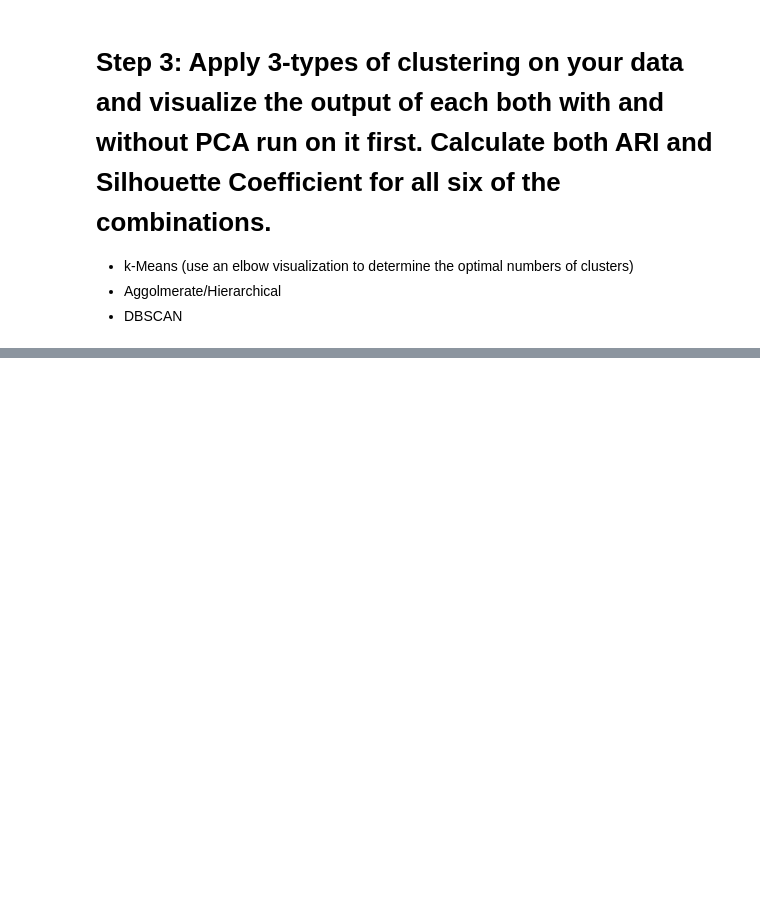
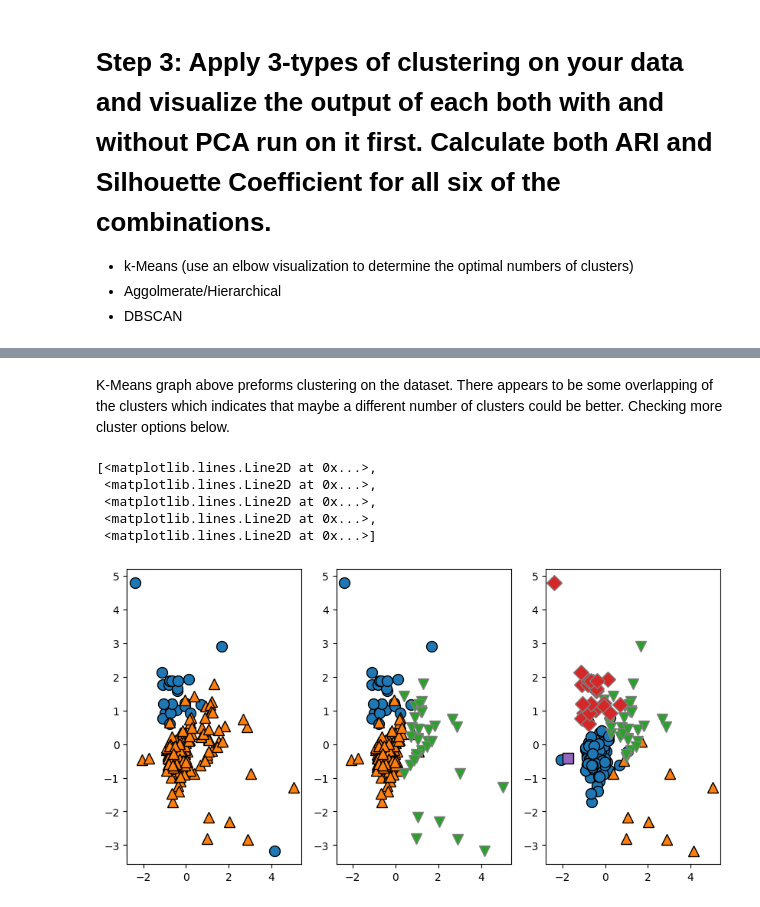
Before and after one commit to atoothman/Data-71200-Projects-, a Jupyter notebook: DATA_71200_Project_3_Glass_ID.ipynb, the cells around one changed output, grey strips where cells are left out. Drawn from its saved outputs; the diff is of its cells as text; code cells hidden in the pictures; blank space fills up the shorter version.

```diff
--- a/DATA_71200_Project_3_Glass_ID.ipynb
+++ b/DATA_71200_Project_3_Glass_ID.ipynb
@@ -427,0 +489,32 @@ ValueError: The number of FixedLocator locations (9), usually from a call to set
+# %% [markdown]
+K-Means graph above preforms clustering on the dataset. There appears to be some overlapping of the clusters which indicates that maybe a different number of clusters could be better. Checking more cluster options below.
+# %%
+fig, axes = plt.subplots(1, 3, figsize=(10, 5))
+
+# using two cluster centers:
+kmeans = KMeans(n_clusters=2)
+kmeans.fit(X_train_scaled)
+assignments = kmeans.labels_
+
+mglearn.discrete_scatter(X_train_scaled[:, 0], X_train_scaled[:, 1], assignments, ax=axes[0])
+
+# using three cluster centers:
+kmeans = KMeans(n_clusters=3)
+kmeans.fit(X_train_scaled)
+assignments=kmeans.labels_
+
+mglearn.discrete_scatter(X_train_scaled[:, 0], X_train_scaled[:, 1], assignments, ax=axes[1])
+
+# using five cluster centers:
+kmeans = KMeans(n_clusters=5)
+kmeans.fit(X_train_scaled)
+assignments = kmeans.labels_
+
+mglearn.discrete_scatter(X_train_scaled[:, 0], X_train_scaled[:, 1], assignments, ax=axes[2])
+# %% [output]
+[<matplotlib.lines.Line2D at 0x...>,
+ <matplotlib.lines.Line2D at 0x...>,
+ <matplotlib.lines.Line2D at 0x...>,
+ <matplotlib.lines.Line2D at 0x...>,
+ <matplotlib.lines.Line2D at 0x...>]
+[figure, added]
```
Also changed, not shown: parts of 28 cells of this notebook.
